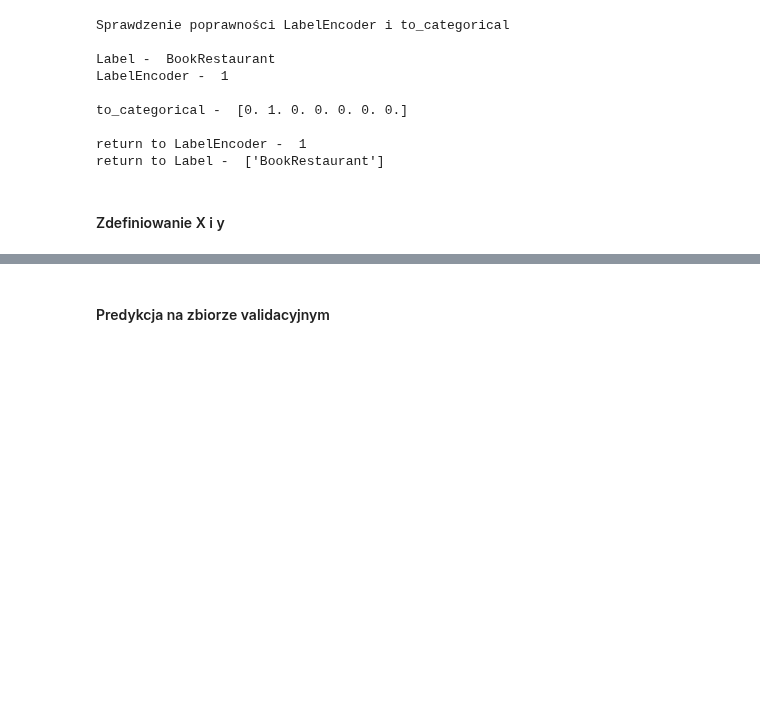
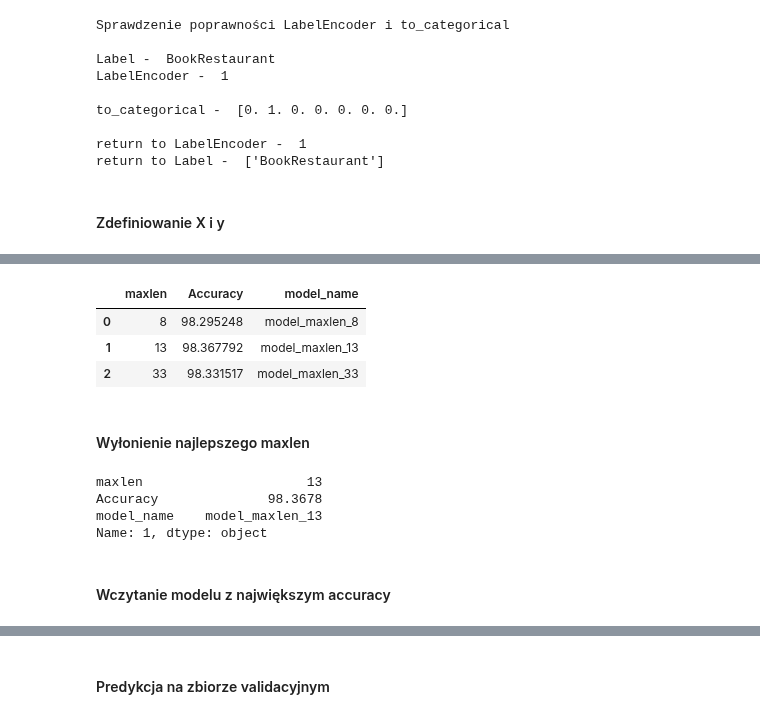
Before and after one commit to ciepielajan/Multi-Class-Classification-NLP, a Jupyter notebook: Detecting_intentions_MLP_searching _optymal_maxlen.ipynb, the cells around one changed output, grey strips where cells are left out. Saved outputs shown, nothing was run; the diff lists cells and outputs as text; code cells hidden in the pictures; blank space fills up the shorter version.

```diff
--- a/Detecting_intentions_MLP_searching _optymal_maxlen.ipynb
+++ b/Detecting_intentions_MLP_searching _optymal_maxlen.ipynb
@@ -56,0 +82,7 @@ data_set_train["clean_text"] = data_set_train["text"].apply(lambda x: process_te
+# %%
+max_len_mean = int(df_maxlen.loc["mean"])
+max_len_95 = int(df_maxlen.loc["95%"])
+max_len_max = int(df_maxlen.loc["max"])
+
+list_optymal_maxlen = [max_len_mean, max_len_95, max_len_max]
+print("lista optymal maxlen",list_optymal_maxlen)
@@ -125,12 +146,0 @@ from keras.preprocessing.text import Tokenizer
-# %%
-tokenizer = Tokenizer(num_words=5000)
-tokenizer.fit_on_texts(X_train)
-
-X_train = tokenizer.texts_to_sequences(X_train)
-X_test = tokenizer.texts_to_sequences(X_test)
-
-maxlen = 7
-vocab_size = len(tokenizer.word_index) + 1
-
-X_train = pad_sequences(X_train, padding="post", truncating="post", maxlen=maxlen)
-X_test = pad_sequences(X_test, padding="post", truncating="post", maxlen=maxlen)
@@ -168,15 +157,0 @@ None
-# %%
-from tensorflow.keras.callbacks import EarlyStopping
-
-EarlyStop = EarlyStopping(monitor='val_loss',
-                          patience=5,
-                          verbose=1)
-
-history = model.fit(X_train,
-                    y_train,
-                    epochs=20,
-                    batch_size=64,
-                    validation_split=0.2,
-                    callbacks = [EarlyStop] )
-scores = model.evaluate(X_test, y_test)
-print(f"Accuracy {scores[1] * 100}")
@@ -200,0 +158,4 @@ Accuracy 97.9688048362732
+# %%
+# df z wynikami
+wyniki = pd.DataFrame(columns=["maxlen","Accuracy","model_name"])
+wyniki
@@ -200,0 +235,22 @@ Accuracy 97.9688048362732
+# %%
+wyniki
+# %% [output]
+|  | maxlen | Accuracy | model_name |
+| 0 | 8 | 98.295248 | model_maxlen_8 |
+| 1 | 13 | 98.367792 | model_maxlen_13 |
+| 2 | 33 | 98.331517 | model_maxlen_33 |
+# %% [markdown]
+#### Wyłonienie najlepszego maxlen
+# %%
+maxlen_index = wyniki[wyniki["Accuracy"] == wyniki["Accuracy"].max()].index[0]  # index pierwszego najlepszego wyniku dla Accuracy
+maxlen = int(wyniki["maxlen"].iloc[maxlen_index]) # pobranie maxlen dla wskazanego indexu
+model_name = wyniki["model_name"].iloc[maxlen_index] # pobranie nazwy modelu dla wskazanego indexu
+
+wyniki.iloc[maxlen_index]
+# %% [output]
+maxlen                     13
+Accuracy              98.3678
+model_name    model_maxlen_13
+Name: 1, dtype: object
+# %% [markdown]
+#### Wczytanie modelu z największym accuracy
```
Also changed, not shown: parts of 30 cells of this notebook.
